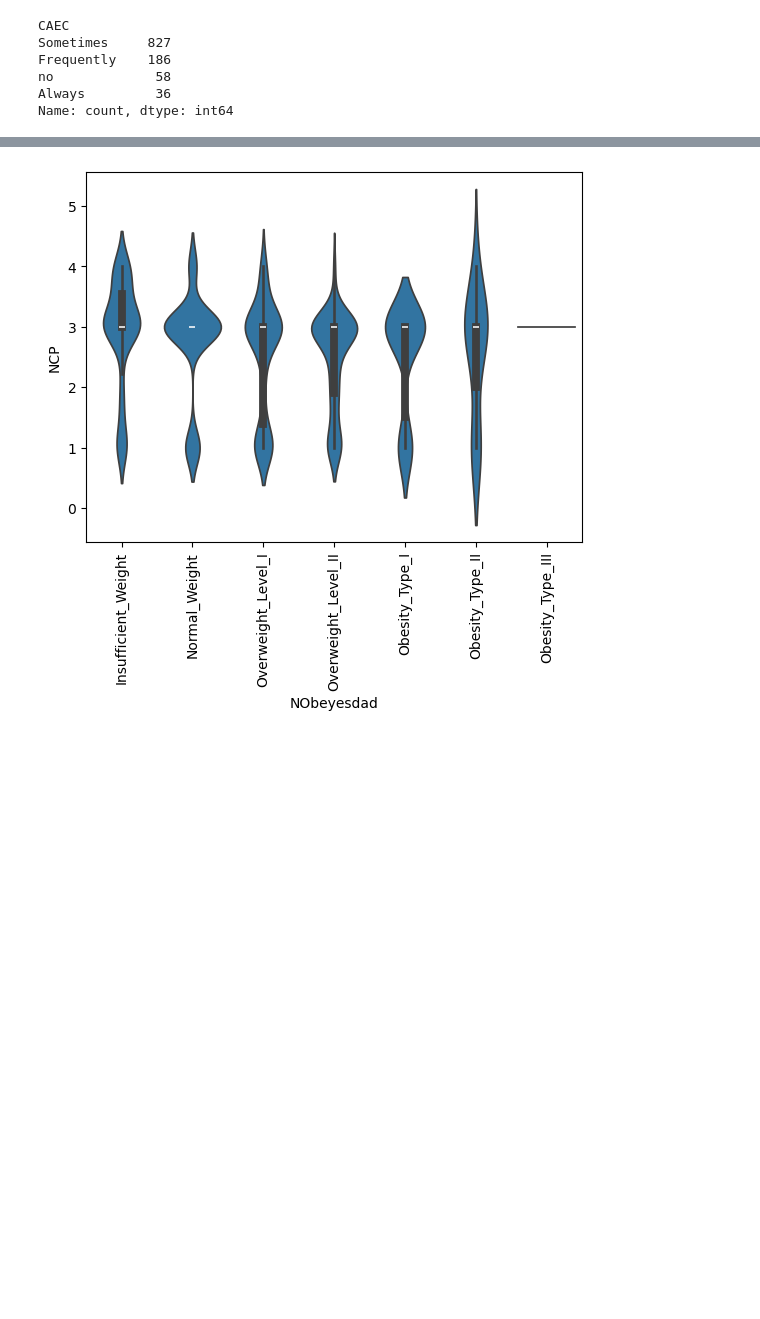
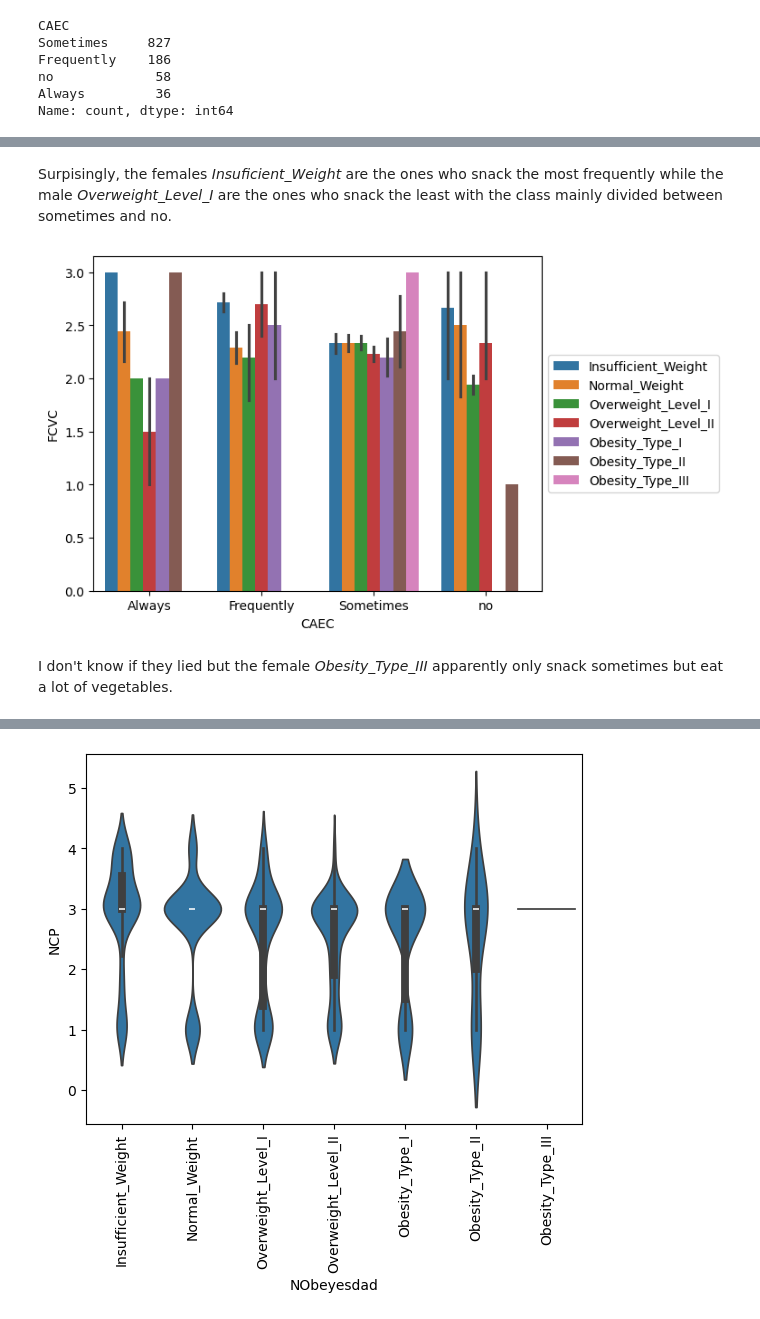
Before and after one commit to flylight-max/Individual_project_obesity, a Jupyter notebook: Untitled-2.ipynb, the cells around one changed output, grey strips where cells are left out. Saved outputs shown, nothing was run; the diff lists cells and outputs as text; code cells hidden in the pictures; blank space fills up the shorter version.

```diff
--- a/Untitled-2.ipynb
+++ b/Untitled-2.ipynb
@@ -1524,0 +1680,10 @@ plt.show()
+# %% [markdown]
+Surpisingly, the females *Insuficient_Weight* are the ones who snack the most frequently while the male *Overweight_Level_I* are the ones who snack the least with the class mainly divided between sometimes and no.
+# %%
+sns.barplot(x="CAEC", y="FCVC", data=new_obesity, hue="NObeyesdad")
+plt.legend(loc="center left", bbox_to_anchor=(1,0.5))
+plt.show()
+# %% [output]
+[figure, added]
+# %% [markdown]
+I don't know if they lied but the female *Obesity_Type_III* apparently only snack sometimes but eat a lot of vegetables.
```
Also changed, not shown: parts of 47 cells of this notebook, 2 other files.
